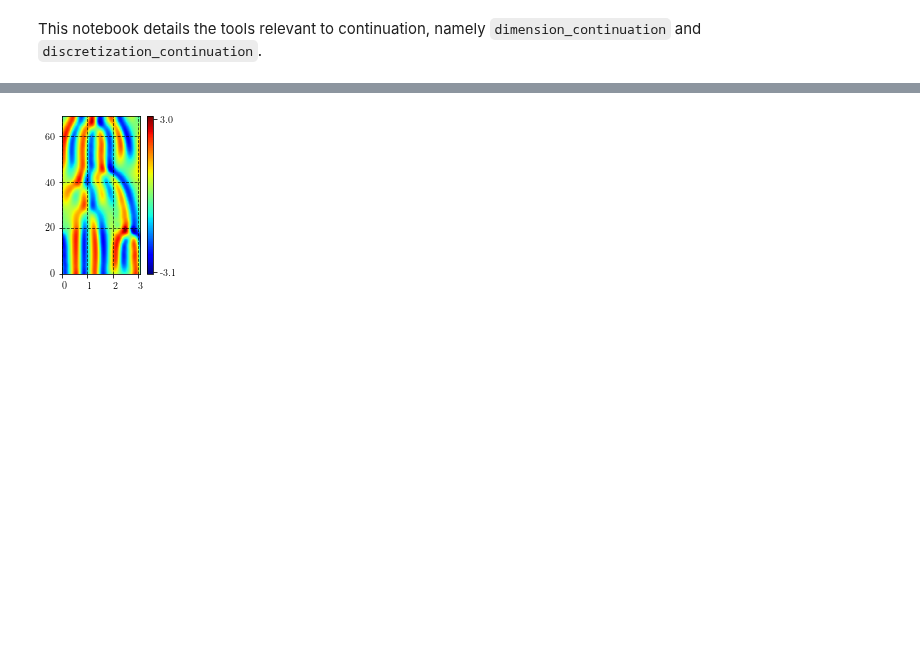
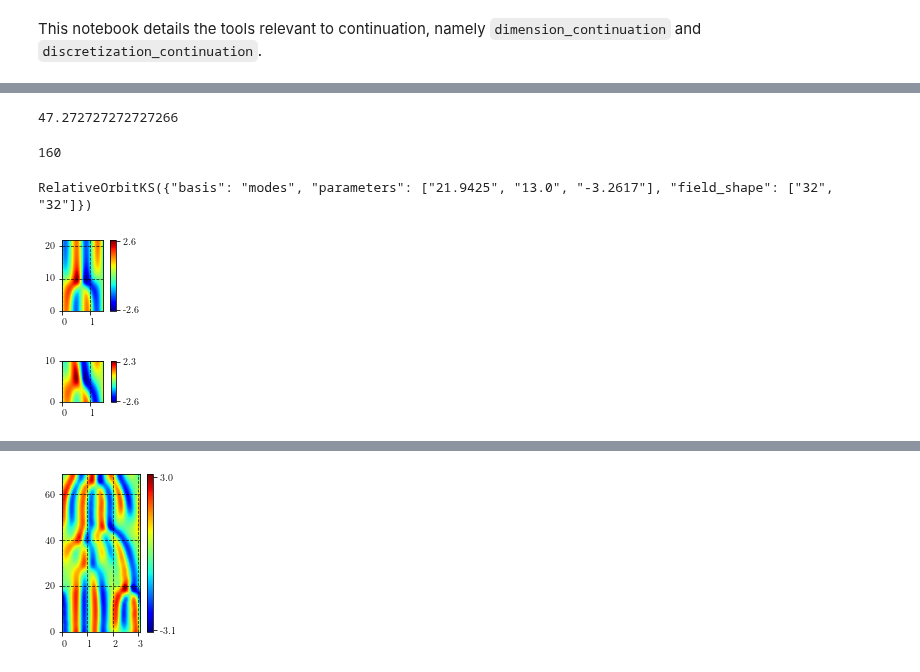
Before and after one commit to chaotic-systems/orbithunter, a Jupyter notebook: notebooks/continuation_demo.ipynb, the cells around one changed output, grey strips where cells are left out. Saved outputs shown, nothing was run; the diff lists cells and outputs as text; code cells hidden in the pictures; blank space fills up the shorter version.

```diff
--- a/notebooks/continuation_demo.ipynb
+++ b/notebooks/continuation_demo.ipynb
@@ -12,0 +58,20 @@
+# %%
+13/.275
+# %% [output]
+47.272727272727266
+# %%
+32*5
+# %% [output]
+160
+# %%
+cont_m
+# %% [output]
+RelativeOrbitKS({"basis": "modes", "parameters": ["21.9425", "13.0", "-3.2617"], "field_shape": ["32", "32"]})
+# %%
+cont_m.plot(fundamental_domain=True)
+# %% [output]
+[figure, added]
+# %%
+cont_m.plot()
+# %% [output]
+[figure, added]
```
Also changed, not shown: parts of 29 cells of this notebook, 20 other files.
